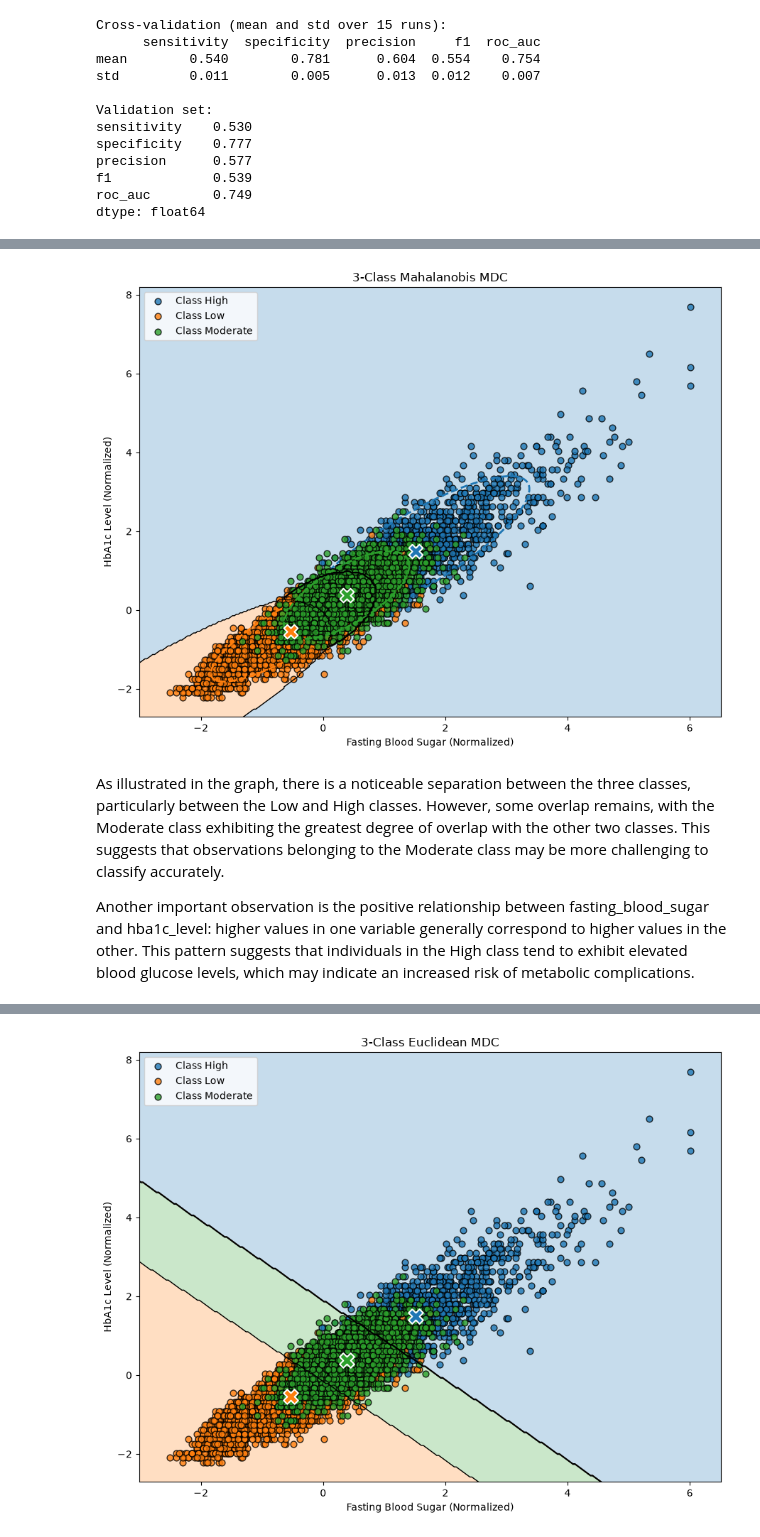
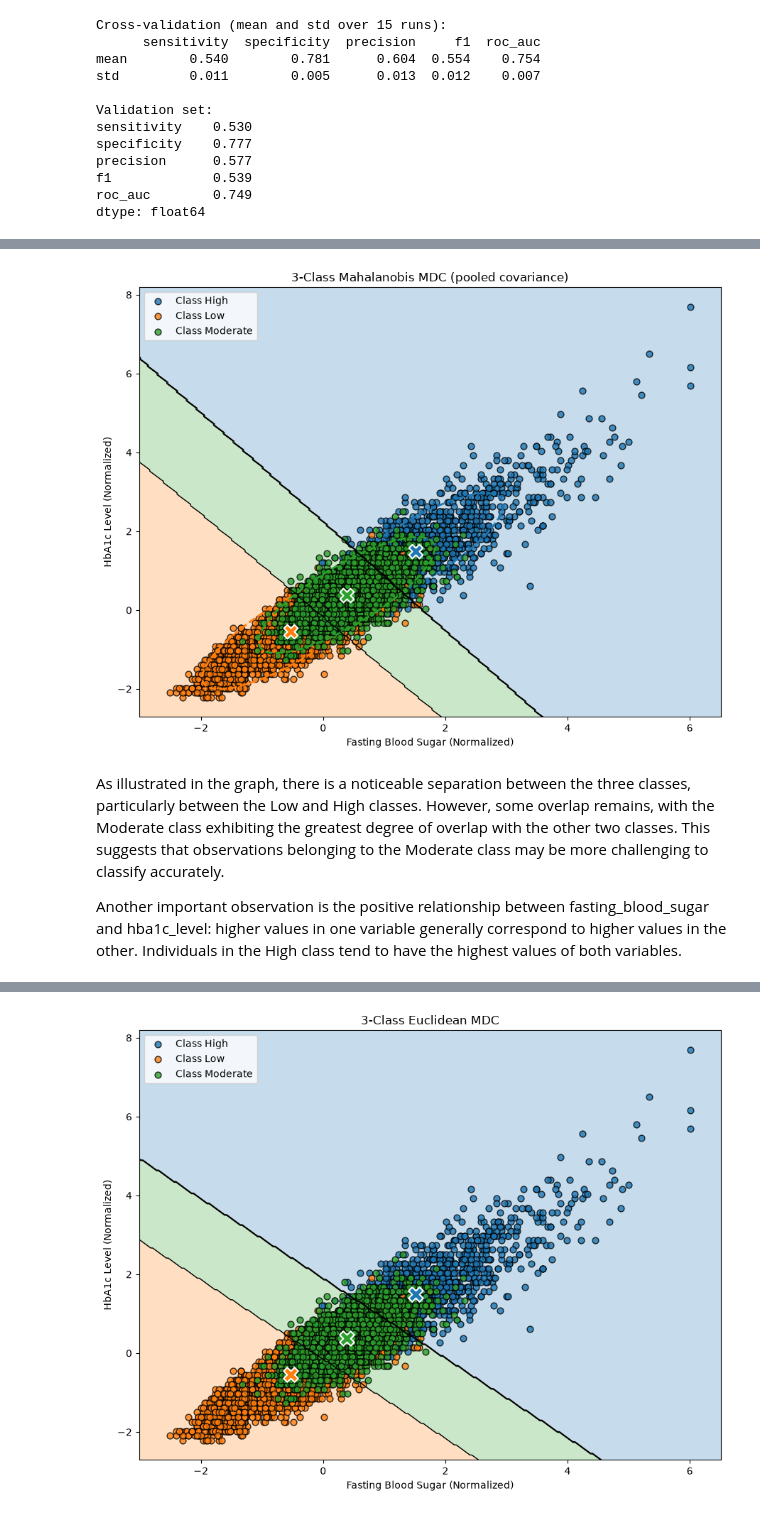
Before and after one commit to rodrigojsm/AC_Project, a Jupyter notebook: AC_project.ipynb, the cells around one changed output, grey strips where cells are left out. Cells and saved outputs as stored; diff of their text form; code cells hidden in the pictures.

Commit message:
MDC Mahalanobis POOLED added

```diff
--- a/AC_project.ipynb
+++ b/AC_project.ipynb
@@ -292,7 +292,7 @@ Features kept: 40
 
 from sklearn.preprocessing import StandardScaler
 
-scaler = StandardScaler()
+scaler = StandardScaler().set_output(transform='pandas')
 Xp_train_norm = scaler.fit_transform(Xp_train)
 Xp_val_norm = scaler.transform(Xp_val)
 Xp_test_norm = scaler.transform(Xp_test)
@@ -635,23 +648,23 @@ import matplotlib.pyplot as plt
 from matplotlib.patches import Ellipse
 
 
-X = Xp_train_norm[features].values
-y = np.asarray(y_train)
+X_plot = Xp_train_norm[features].values
+y_plot = np.asarray(y_train)
 
-# Fit your Mahalanobis classifier
-# regularization=0 gives the closest behaviour to your original code
-mahal_mdc = MahalanobisMDC(regularization=0)
-mahal_mdc.fit(X, y)
+# Fit the Mahalanobis classifier (linear, pooled covariance matrix)
+mahal_mdc = MahalanobisMDC()
+mahal_mdc.fit(X_plot, y_plot)
+classes = mahal_mdc.classes_
 
 
 # Create background grid
 pad = 0.5
 
-x_min = X[:, 0].min() - pad
-x_max = X[:, 0].max() + pad
+x_min = X_plot[:, 0].min() - pad
+x_max = X_plot[:, 0].max() + pad
 
-y_min = X[:, 1].min() - pad
-y_max = X[:, 1].max() + pad
+y_min = X_plot[:, 1].min() - pad
+y_max = X_plot[:, 1].max() + pad
 
 xx, yy = np.meshgrid(
     np.linspace(x_min, x_max, 300),
@@ -665,11 +678,8 @@ distances = mahal_mdc._mahalanobis_distances(grid_points)
 Z = np.argmin(distances, axis=1).reshape(xx.shape)
 
 
-def plot_cov_ellipse(data, ax, color, n_std=2):
-    """Plot covariance ellipse for one class."""
-    mean = np.mean(data, axis=0)
-    cov = np.cov(data.T)
-
+def plot_cov_ellipse(mean, cov, ax, color, n_std=2):
+    """Plot the points at Mahalanobis distance n_std from the mean."""
     vals, vecs = np.linalg.eigh(cov)
 
     order = vals.argsort()[::-1]
@@ -720,45 +730,45 @@ ax.contour(
 
 # Points, centroids, and ellipses
 for idx, c in enumerate(classes):
-    class_data = X[y == c]
+    class_data = X_plot[y_plot == c]
     color = colors[idx]
 
     ax.scatter(
         class_data[:, 0],
         class_data[:, 1],
         c=color,
         label=f"Class {c}",
         edgecolors="k",
         alpha=0.8,
         s=40
     )
 
     mean = mahal_mdc.means_[c]
 
     ax.scatter(
         mean[0],
         mean[1],
         c=color,
         marker="X",
         s=200,
         edgecolors="white",
         linewidth=1.5,
         zorder=5
     )
 
-    plot_cov_ellipse(class_data, ax, color, n_std=2)
+    plot_cov_ellipse(mean, mahal_mdc.covs_[c], ax, color, n_std=2)
 
 ax.set_xlabel("Fasting Blood Sugar (Normalized)")
 ax.set_ylabel("HbA1c Level (Normalized)")
-ax.set_title("3-Class Mahalanobis MDC")
+ax.set_title("3-Class Mahalanobis MDC (pooled covariance)")
 ax.legend()
 
 plt.tight_layout()
 plt.show()
 # %% [output]
-[figure, old version]
+[figure, new version]
 # %% [markdown]
 As illustrated in the graph, there is a noticeable separation between the three classes, particularly between the Low and High classes. However, some overlap remains, with the Moderate class exhibiting the greatest degree of overlap with the other two classes. This suggests that observations belonging to the Moderate class may be more challenging to classify accurately.
 
-Another important observation is the positive relationship between fasting_blood_sugar and hba1c_level: higher values in one variable generally correspond to higher values in the other. This pattern suggests that individuals in the High class tend to exhibit elevated blood glucose levels, which may indicate an increased risk of metabolic complications.
+Another important observation is the positive relationship between fasting_blood_sugar and hba1c_level: higher values in one variable generally correspond to higher values in the other. Individuals in the High class tend to have the highest values of both variables.
 # %%
```
Also changed, not shown: parts of 9 cells of this notebook.
